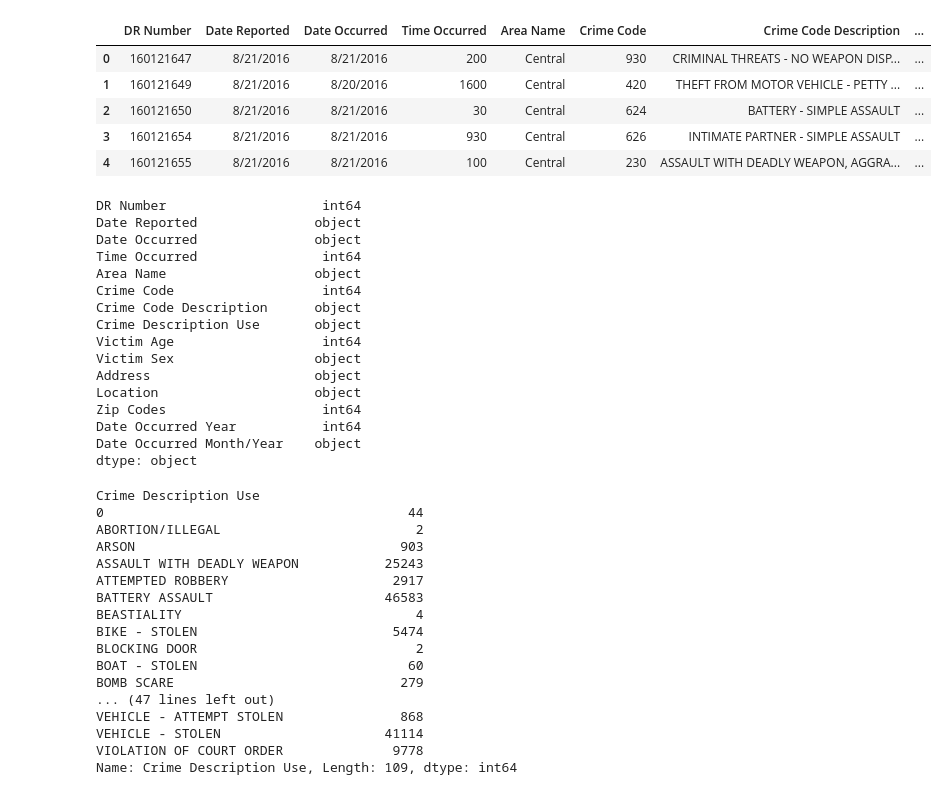
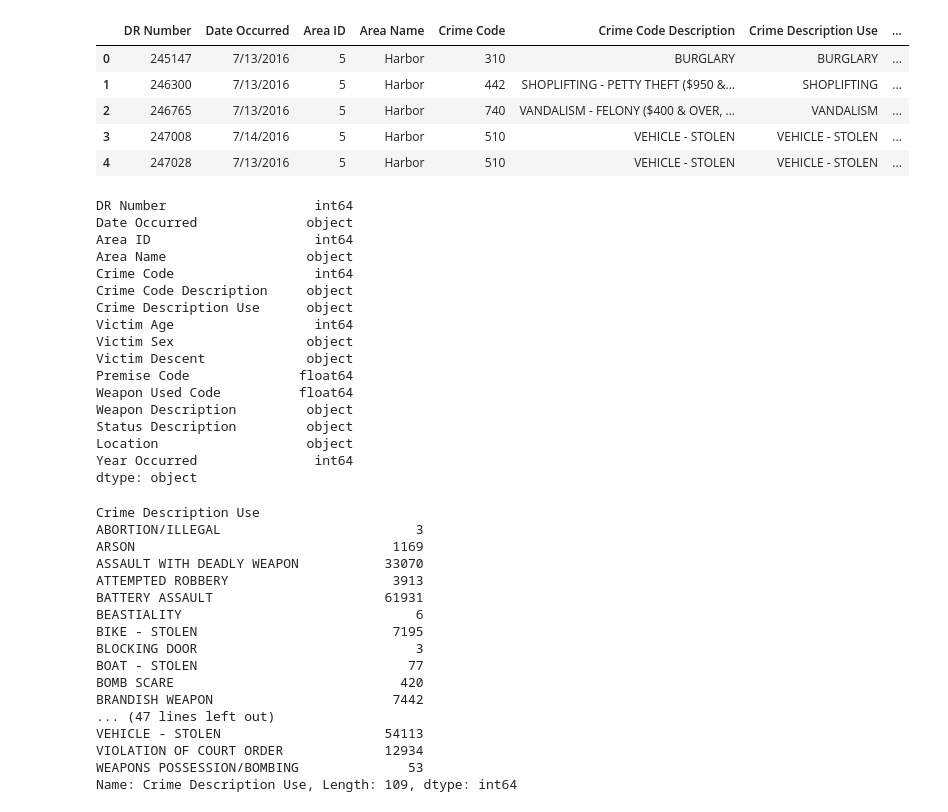
Before and after one commit to rks7255/RUTGProject1, a Jupyter notebook: Shubhangi/Crime data code/crimdataAnalysisGraph.ipynb, the cells around one changed output. Drawn from its saved outputs; the diff is of its cells as text; code cells hidden in the pictures.

```diff
--- a/Shubhangi/Crime data code/crimdataAnalysisGraph.ipynb
+++ b/Shubhangi/Crime data code/crimdataAnalysisGraph.ipynb
@@ -3,34 +3,35 @@ import matplotlib.pyplot as plt
 import numpy as np
 import pandas as pd
 # %%
-crimedata_df = pd.read_csv("../Crimedata Output/Crime_Data_LA_Use.csv")
+crimedata_df = pd.read_csv("../PSource/CrimeData/Crime_Data_Cleanup.csv")
 crimedata_df.head()
 # %% [output]
-|  | DR Number | Date Reported | Date Occurred | Time Occurred | Area Name | Crime Code | Crime Code Description | ... |
-| 0 | 160121647 | 8/21/2016 | 8/21/2016 | 200 | Central | 930 | CRIMINAL THREATS - NO WEAPON DISP... | ... |
-| 1 | 160121649 | 8/21/2016 | 8/20/2016 | 1600 | Central | 420 | THEFT FROM MOTOR VEHICLE - PETTY ... | ... |
-| 2 | 160121650 | 8/21/2016 | 8/21/2016 | 30 | Central | 624 | BATTERY - SIMPLE ASSAULT | ... |
-| 3 | 160121654 | 8/21/2016 | 8/21/2016 | 930 | Central | 626 | INTIMATE PARTNER - SIMPLE ASSAULT | ... |
-| 4 | 160121655 | 8/21/2016 | 8/21/2016 | 100 | Central | 230 | ASSAULT WITH DEADLY WEAPON, AGGRA... | ... |
+|  | DR Number | Date Occurred | Area ID | Area Name | Crime Code | Crime Code Description | Crime Description Use | ... |
+| 0 | 245147 | 7/13/2016 | 5 | Harbor | 310 | BURGLARY | BURGLARY | ... |
+| 1 | 246300 | 7/13/2016 | 5 | Harbor | 442 | SHOPLIFTING - PETTY THEFT ($950 &... | SHOPLIFTING | ... |
+| 2 | 246765 | 7/13/2016 | 5 | Harbor | 740 | VANDALISM - FELONY ($400 & OVER, ... | VANDALISM | ... |
+| 3 | 247008 | 7/14/2016 | 5 | Harbor | 510 | VEHICLE - STOLEN | VEHICLE - STOLEN | ... |
+| 4 | 247028 | 7/13/2016 | 5 | Harbor | 510 | VEHICLE - STOLEN | VEHICLE - STOLEN | ... |
 # %%
 crimedata_df.count()
 crimedata_df.dtypes
 # %% [output]
-DR Number                    int64
-Date Reported               object
-Date Occurred               object
-Time Occurred                int64
-Area Name                   object
-Crime Code                   int64
-Crime Code Description      object
-Crime Description Use       object
-Victim Age                   int64
-Victim Sex                  object
-Address                     object
-Location                    object
-Zip Codes                    int64
-Date Occurred Year           int64
-Date Occurred Month/Year    object
+DR Number                   int64
+Date Occurred              object
+Area ID                     int64
+Area Name                  object
+Crime Code                  int64
+Crime Code Description     object
+Crime Description Use      object
+Victim Age                  int64
+Victim Sex                 object
+Victim Descent             object
+Premise Code              float64
+Weapon Used Code          float64
+Weapon Description         object
+Status Description         object
+Location                   object
+Year Occurred               int64
 dtype: object
 # %%
 crime_type_group = crimedata_df.groupby("Crime Description Use")
@@ -38,21 +39,21 @@ crime_type_count = crime_type_group["Crime Description Use"].count()
 crime_type_count
 # %% [output]
 Crime Description Use
-0                                       44
-ABORTION/ILLEGAL                         2
-ARSON                                  903
-ASSAULT WITH DEADLY WEAPON           25243
-ATTEMPTED ROBBERY                     2917
-BATTERY ASSAULT                      46583
-BEASTIALITY                              4
-BIKE - STOLEN                         5474
-BLOCKING DOOR                            2
-BOAT - STOLEN                           60
-BOMB SCARE                             279
+ABORTION/ILLEGAL                         3
+ARSON                                 1169
+ASSAULT WITH DEADLY WEAPON           33070
+ATTEMPTED ROBBERY                     3913
+BATTERY ASSAULT                      61931
+BEASTIALITY                              6
+BIKE - STOLEN                         7195
+BLOCKING DOOR                            3
+BOAT - STOLEN                           77
+BOMB SCARE                             420
+BRANDISH WEAPON                       7442
 ... (47 lines left out)
-VEHICLE - ATTEMPT STOLEN               868
-VEHICLE - STOLEN                     41114
-VIOLATION OF COURT ORDER              9778
+VEHICLE - STOLEN                     54113
+VIOLATION OF COURT ORDER             12934
+WEAPONS POSSESSION/BOMBING              53
 Name: Crime Description Use, Length: 109, dtype: int64
 # %%
 #  make the list of crime type count and sort them in descending order
```
Also changed, not shown: parts of 4 cells of this notebook, 13 other files.
